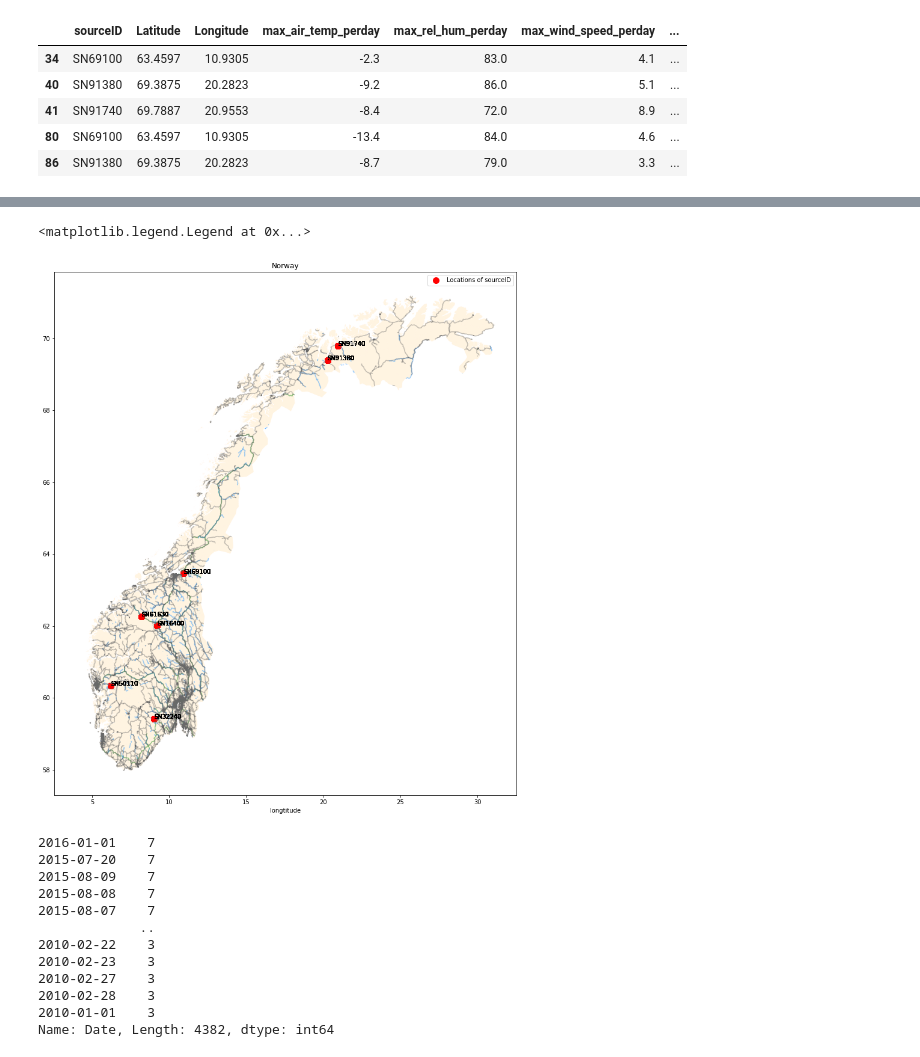
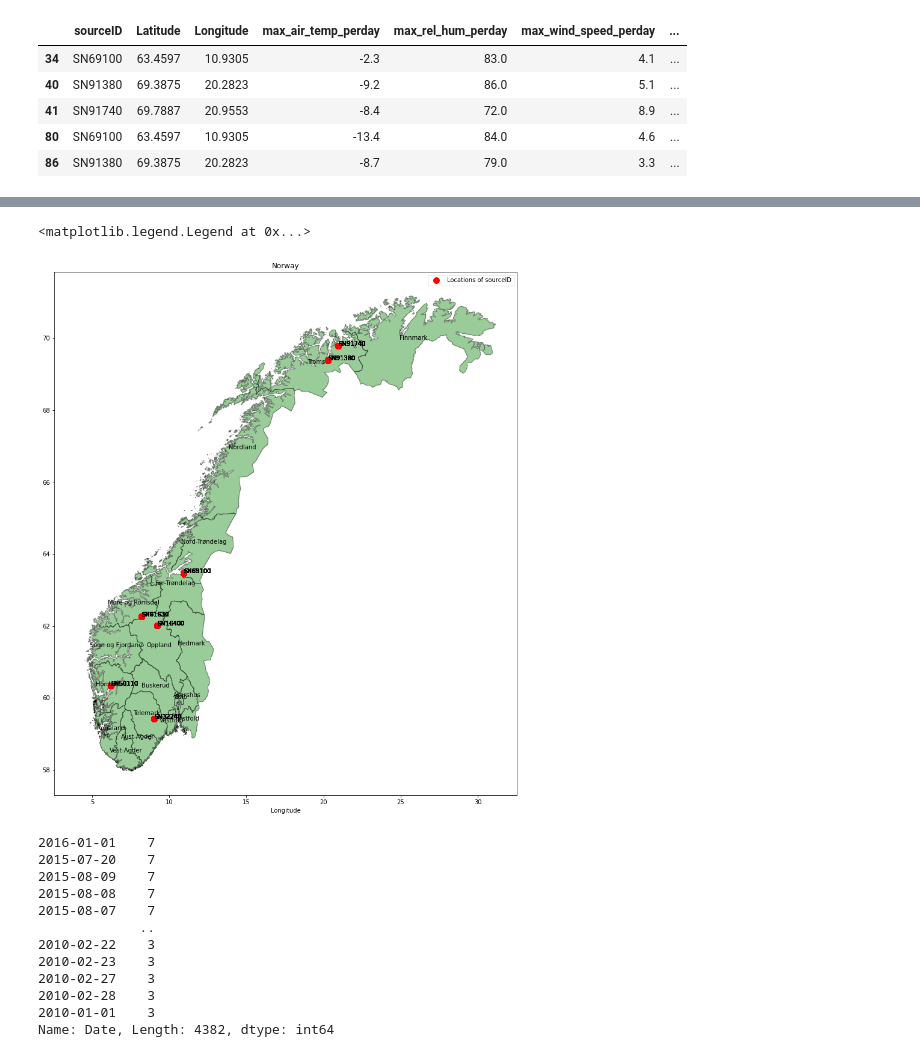
Before and after one commit to Badar97/Progetto_DataScience, a Jupyter notebook: Untitled.ipynb, the cells around one changed output, grey strips where cells are left out. Cells and saved outputs as stored; diff of their text form; code cells hidden in the pictures.

```diff
--- a/Untitled.ipynb
+++ b/Untitled.ipynb
@@ -172,6 +171,6 @@ meteo.drop(cols, inplace=True, axis=1)
 # %%
-meteo = meteo[['sourceID', 'geometry', 'Date', 'max_air_temp_perday',
+meteo = meteo[['sourceID', 'Latitude', 'Longitude', 'Date', 'max_air_temp_perday',
                'max_rel_hum_perday', 'max_wind_speed_perday', 'mean_air_temp_perday',
-               'mean_rel_hum_perday', 'mean_wind_speed_perday', 'sum_precip_amount_perday']]
+               'mean_rel_hum_perday', 'mean_wind_speed_perday', 'sum_precip_amount_perday', 'geometry']]
 meteo.head()
 # %% [output]
@@ -184,5 +183,6 @@ meteo.head()
 # %%
-area_shp = gpd.read_file('Progetto_DataScience/Python/ShapeFiles/norwayshp/NOR_adm2.shp')
+#area_shp = gpd.read_file('Progetto_DataScience/Python/ShapeFiles/norwayshp/NOR_adm2.shp')
+area_shp = gpd.read_file('Progetto_DataScience/Python/ShapeFiles/norwshape/norw.shp')
 street_map = gpd.read_file('Progetto_DataScience/Python/ShapeFiles/norway-roads-shape/roads.shp')
 railways = gpd.read_file('Progetto_DataScience/Python/ShapeFiles/norway-railways-shape/railways.shp')
 waterways = gpd.read_file('Progetto_DataScience/Python/ShapeFiles/norway-waterways-shape/waterways.shp')
@@ -215,22 +189,23 @@ memory usage: 2.3+ MB
 # %%
 def label_point(x, y, val, ax):
     a = pd.concat({'x': x, 'y': y, 'val': val}, axis=1)
     for i, point in a.iterrows():
         ax.text(point['x'], point['y'], str(point['val']))
 
 fig, ax = plt.subplots(figsize = (16,16))
-railways.plot(color='green', ax=ax, alpha = 0.4)
-waterways.plot(color='dodgerblue', ax=ax, alpha = 0.4)
-street_map.plot(color='dimgray', ax=ax, alpha = 0.4)
-area_shp.plot(color='moccasin', ax=ax, alpha = 0.4)
+#railways.plot(color='moccasin', ax=ax, alpha = 0.4)
+#waterways.plot(color='dodgerblue', ax=ax, alpha = 0.4)
+#street_map.plot(color='dimgray', ax=ax, alpha = 0.4)
+area_shp.plot(color='green', ax=ax, alpha = 0.4, edgecolor='black')
+area_shp.apply(lambda x: ax.annotate(s=x['name_1'], xy=x.geometry.centroid.coords[0], ha='center'), axis=1)
 meteo_locs.geometry.plot(marker='o', color='red', markersize=100, ax=ax, label = 'Locations of sourceID')
-label_point(f.longtitude, f.latitude, f.sourceId, f.set_index('longtitude')['latitude'].plot(style='o', color='red', label=''))
+label_point(meteo.Longitude, meteo.Latitude, meteo.sourceID, meteo.set_index('Longitude')['Latitude'].plot(style='o', color='red', label=''))
 
 plt.title('Norway')
 plt.legend(loc='best')
 # %% [output]
 <matplotlib.legend.Legend at 0x...>
-[figure, old version]
+[figure, new version]
 # %%
 meteo['Date'].value_counts()
 # %% [output]
```
Also changed, not shown: parts of 11 cells of this notebook.
